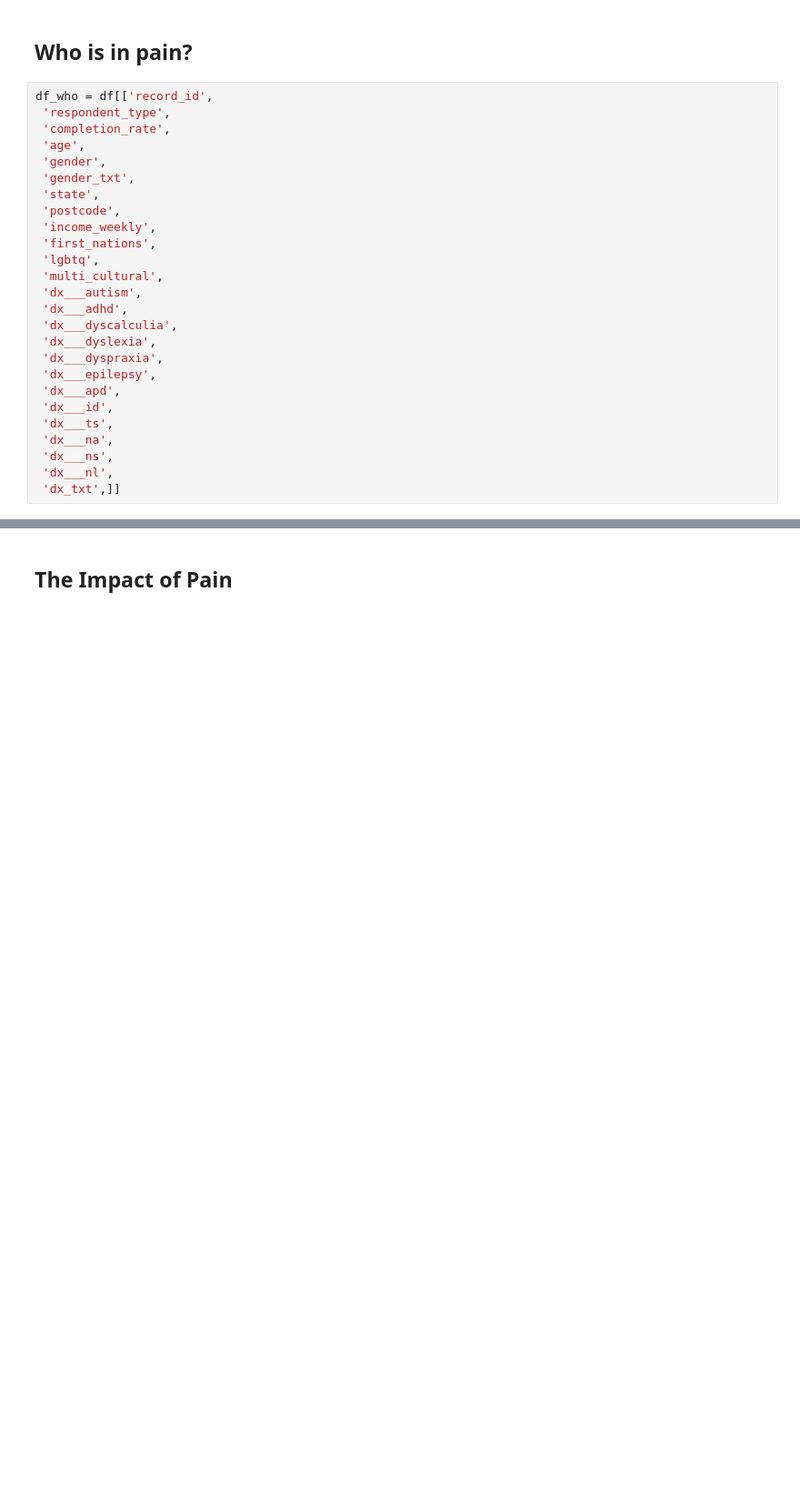
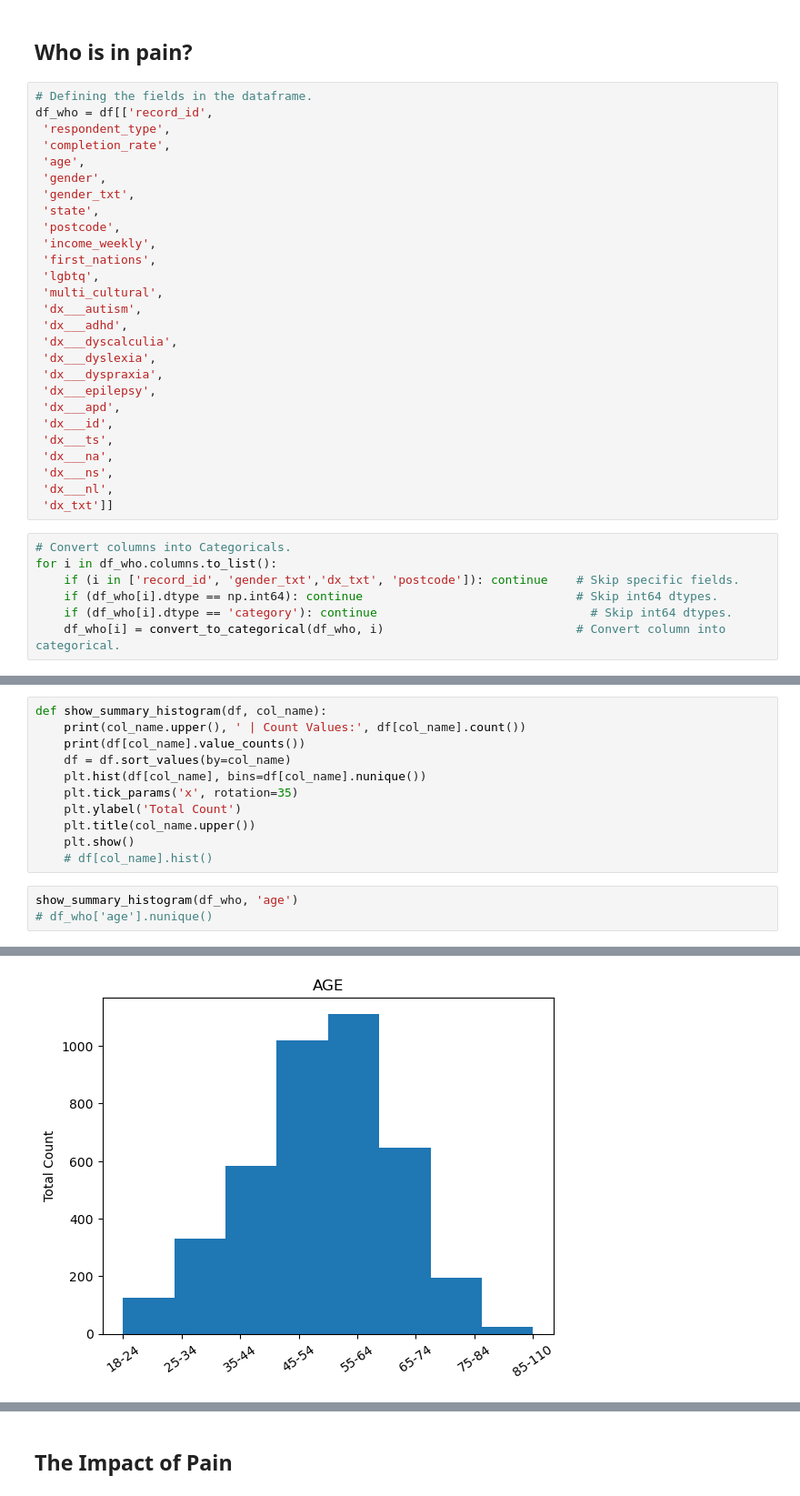
Before and after one commit to joniek/national_pain_survey, a Jupyter notebook: 2025-NPS.ipynb, the cells around one changed output, grey strips where cells are left out. Shown: that part at 91% size. Saved outputs shown, nothing was run; the diff lists cells and outputs as text; blank space fills up the shorter version.

Commit message:
Added functions to categorise certain columns and display summaries and histograms.

```diff
--- a/2025-NPS.ipynb
+++ b/2025-NPS.ipynb
@@ -113,6 +147,7 @@ df shape after: (4033, 266)
 # %% [markdown]
 ## Who is in pain?
 # %%
+# Defining the fields in the dataframe.
 df_who = df[['record_id',
  'respondent_type',
  'completion_rate',
@@ -137,4 +172,11 @@ df_who = df[['record_id',
  'dx___na',
  'dx___ns',
  'dx___nl',
- 'dx_txt',]]
+ 'dx_txt']]
+# %%
+# Convert columns into Categoricals.
+for i in df_who.columns.to_list():
+    if (i in ['record_id', 'gender_txt','dx_txt', 'postcode']): continue    # Skip specific fields.
+    if (df_who[i].dtype == np.int64): continue                              # Skip int64 dtypes.
+    if (df_who[i].dtype == 'category'): continue                              # Skip int64 dtypes.
+    df_who[i] = convert_to_categorical(df_who, i)                           # Convert column into categorical.
@@ -140,0 +185,15 @@ df_who = df[['record_id',
+# %%
+def show_summary_histogram(df, col_name):
+    print(col_name.upper(), ' | Count Values:', df[col_name].count())
+    print(df[col_name].value_counts())
+    df = df.sort_values(by=col_name)
+    plt.hist(df[col_name], bins=df[col_name].nunique())
+    plt.tick_params('x', rotation=35)
+    plt.ylabel('Total Count')
+    plt.title(col_name.upper())
+    plt.show()
+    # df[col_name].hist()
+# %%
+show_summary_histogram(df_who, 'age')
+# df_who['age'].nunique()
+# %% [output]
@@ -141 +210,2 @@ df_who = df[['record_id',
+[figure, added]
 # %%
```
Also changed, not shown: parts of 7 cells of this notebook.
